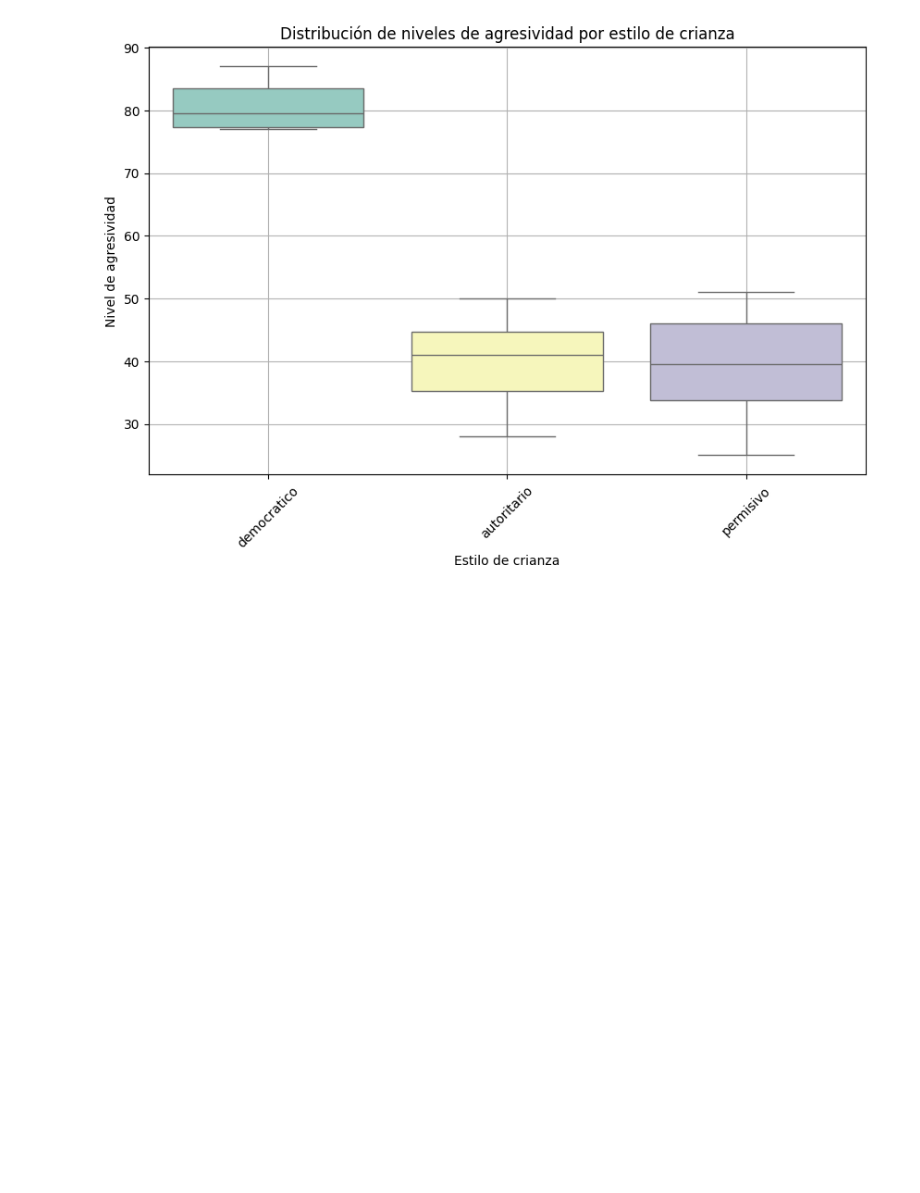
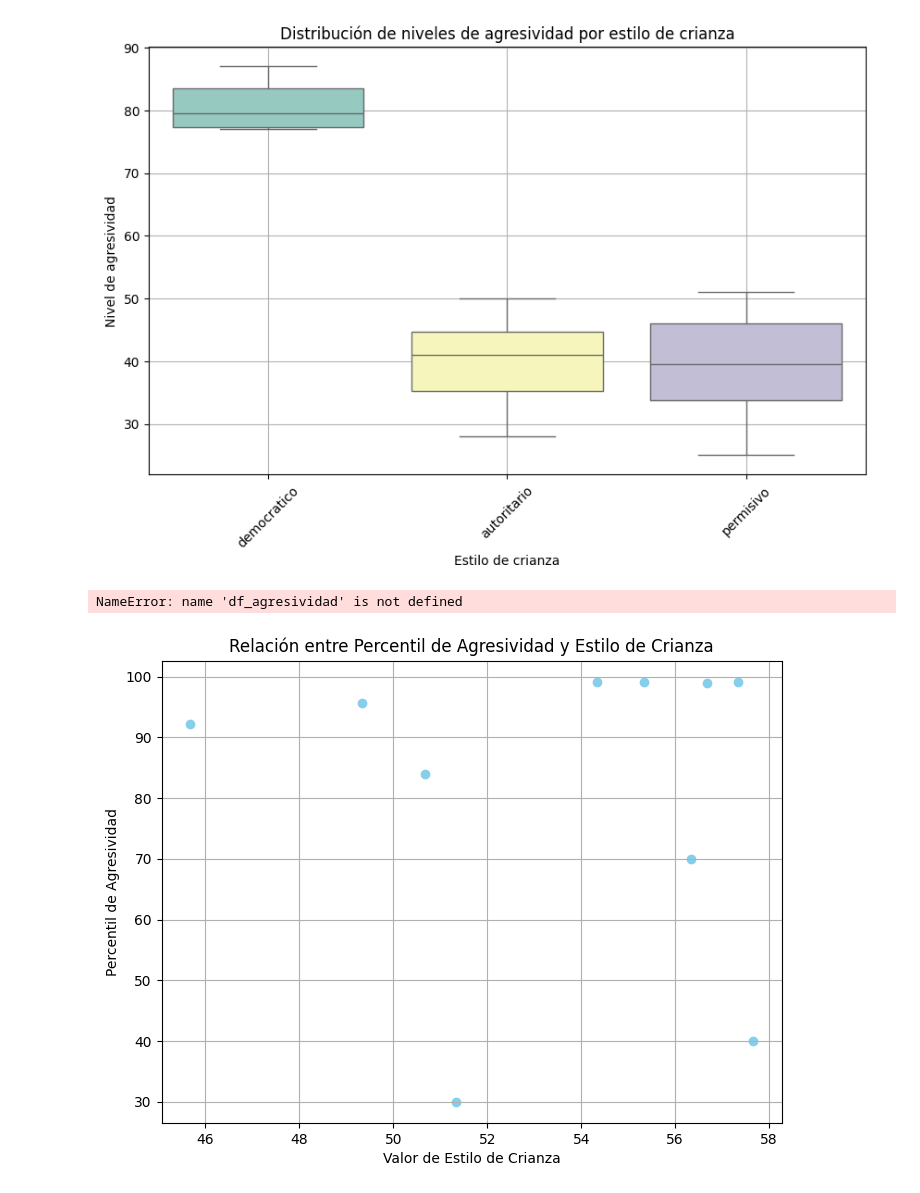
Before and after one commit to EmilDey/raulcabs, a Jupyter notebook: encuestas_CAB.ipynb, the cells around one changed output. Cells and saved outputs as stored; diff of their text form; code cells hidden in the pictures; blank space fills up the shorter version.

```diff
--- a/encuestas_CAB.ipynb
+++ b/encuestas_CAB.ipynb
@@ -395,0 +410,45 @@ plt.show()
+# %%
+
+# Estilos de crianza
+estilos_crianza = ['democratico', 'autoritario', 'permisivo']
+
+# Iterar sobre los estilos de crianza
+for estilo in estilos_crianza:
+    # Obtener los valores del percentil de agresividad para el estilo de crianza actual
+    percentiles_agresividad = df_agresividad['Percentil_Agresivo'].loc[estilo]
+
+    # Obtener los valores del estilo de crianza actual
+    valores_estilo_crianza = df_crianza.loc[estilo]
+
+    # Crear un gráfico de dispersión
+    plt.figure(figsize=(8, 6))
+    plt.scatter(valores_estilo_crianza, percentiles_agresividad, color='skyblue')
+    plt.title(f'Relación entre Percentil de Agresividad y Estilo de Crianza para {estilo}')
+    plt.xlabel('Valor de Estilo de Crianza')
+    plt.ylabel('Percentil de Agresividad')
+    plt.grid(True)
+    plt.show()
+# %% [output]
+NameError: name 'df_agresividad' is not defined
+# %%
+
+# Transponer el DataFrame de clasificación para facilitar el manejo
+df_clasificado_transpuesto = df_clasificado.transpose()
+
+
+# Seleccionar los valores del estilo de crianza
+valores_estilo_crianza = df_crianza.mean()
+
+# Seleccionar los percentiles de agresividad
+percentiles_agresividad = df_clasificado.loc['Percentil_Agresivo']
+
+# Crear un gráfico de dispersión
+plt.figure(figsize=(8, 6))
+plt.scatter(valores_estilo_crianza, percentiles_agresividad, color='skyblue')
+plt.title('Relación entre Percentil de Agresividad y Estilo de Crianza')
+plt.xlabel('Valor de Estilo de Crianza')
+plt.ylabel('Percentil de Agresividad')
+plt.grid(True)
+plt.show()
+# %% [output]
+[figure, added]
```
Also changed, not shown: parts of 4 cells of this notebook.
